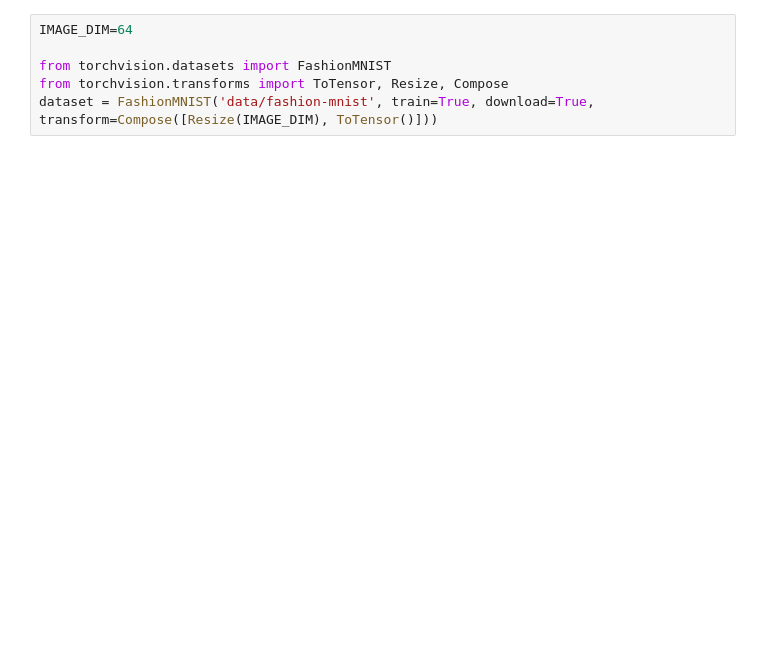
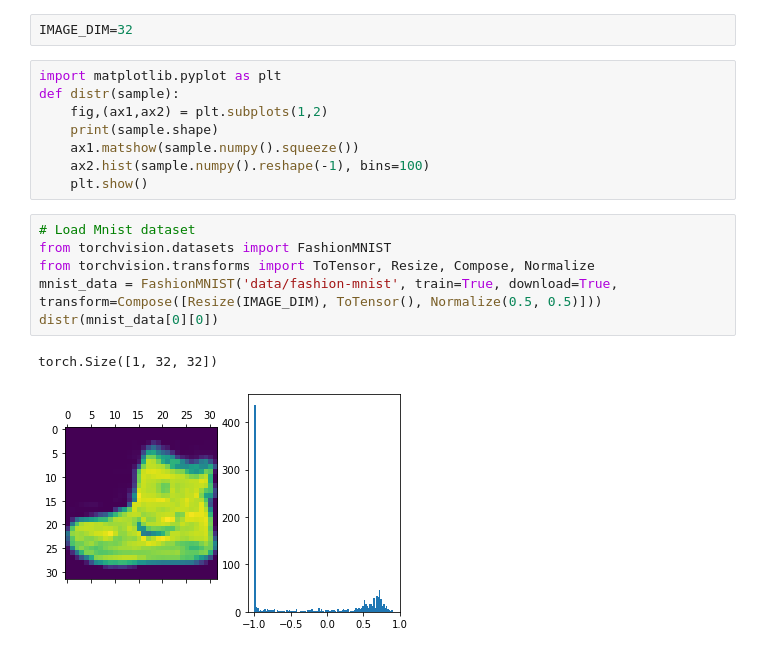
Before and after one commit to jekabsGritans/gaf-gan, a Jupyter notebook: work.ipynb, the cells around one changed output. Drawn from its saved outputs; the diff is of its cells as text; blank space fills up the shorter version.

```diff
--- a/work.ipynb
+++ b/work.ipynb
@@ -1,6 +1,19 @@
+# %%
+IMAGE_DIM=32
+# %%
+import matplotlib.pyplot as plt
+def distr(sample):
+    fig,(ax1,ax2) = plt.subplots(1,2)
+    print(sample.shape)
+    ax1.matshow(sample.numpy().squeeze())
+    ax2.hist(sample.numpy().reshape(-1), bins=100)
+    plt.show()
 # %%
-IMAGE_DIM=64
-
+# Load Mnist dataset
 from torchvision.datasets import FashionMNIST
-from torchvision.transforms import ToTensor, Resize, Compose
-dataset = FashionMNIST('data/fashion-mnist', train=True, download=True, transform=Compose([Resize(IMAGE_DIM), ToTensor()]))
+from torchvision.transforms import ToTensor, Resize, Compose, Normalize
+mnist_data = FashionMNIST('data/fashion-mnist', train=True, download=True, transform=Compose([Resize(IMAGE_DIM), ToTensor(), Normalize(0.5, 0.5)]))
+distr(mnist_data[0][0])
+# %% [output]
+torch.Size([1, 32, 32])
+[figure, added]
```
Also changed, not shown: parts of 7 cells of this notebook, 8 other files.
